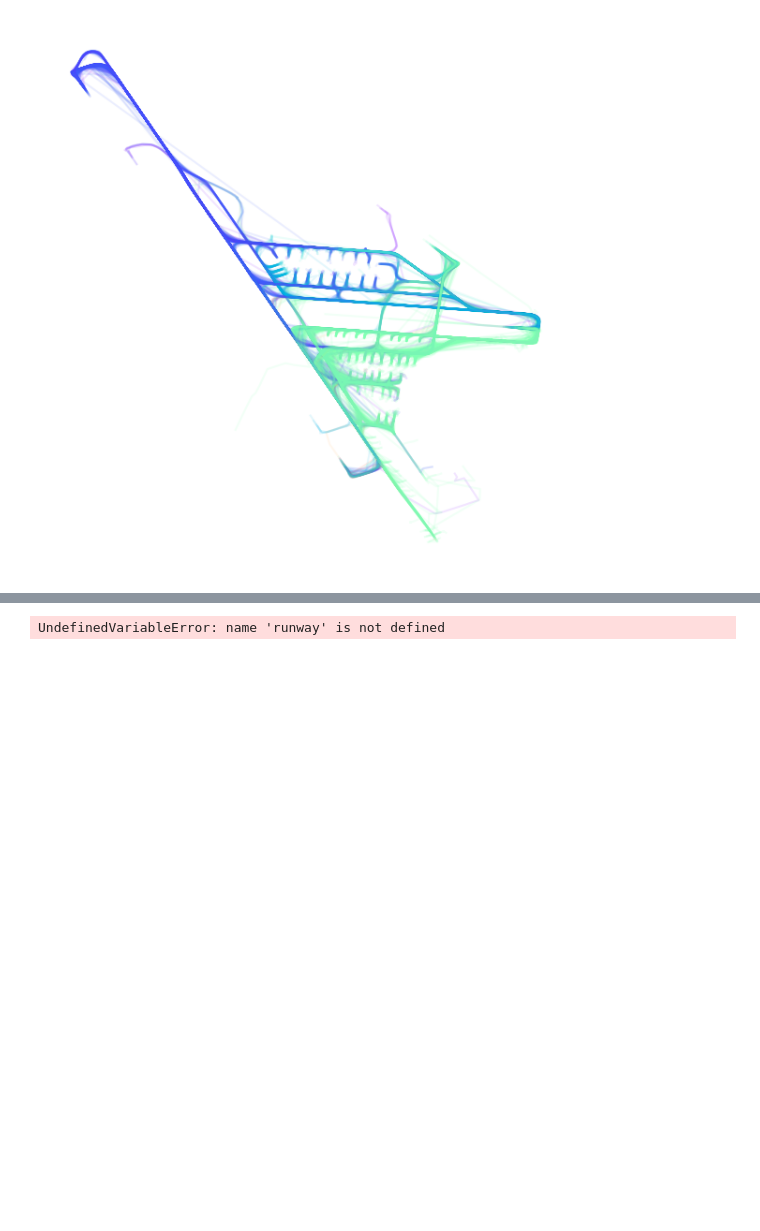
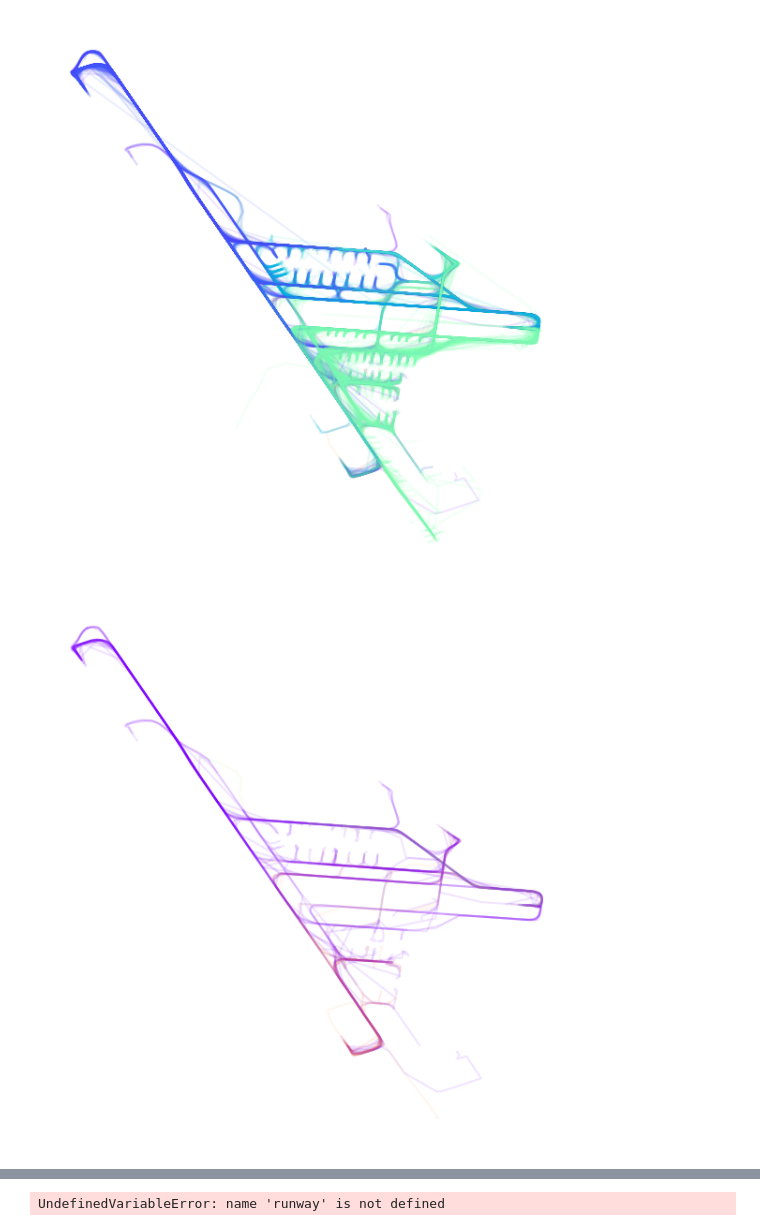
Before and after one commit to arthurlaquieze/artefact, a Jupyter notebook: onground_lszh_tsne.ipynb, the cells around one changed output, grey strips where cells are left out. Saved outputs shown, nothing was run; the diff lists cells and outputs as text; code cells hidden in the pictures; blank space fills up the shorter version.

```diff
--- a/onground_lszh_tsne.ipynb
+++ b/onground_lszh_tsne.ipynb
@@ -426,3 +425,17 @@ with plt.style.context("traffic"):
     # fig.legend()
 # %% [output]
 [figure]
+# %%
+with plt.style.context("traffic"):
+    fig = plt.figure(figsize=(15, 7.5))
+    ax = fig.add_subplot(111, projection=TRANSFORM)
+
+    for flight in t_tsne:
+        cluster = flight.data.cluster.unique()[0]
+        if cluster <= 3 and cluster != -1:
+            continue
+        flight.plot(ax=ax, color=color_map[cluster], transform=TRANSFORM, alpha=0.1, label=cluster)
+
+    # fig.legend()
+# %% [output]
+[figure, added]
```
Also changed, not shown: parts of 3 cells of this notebook.
